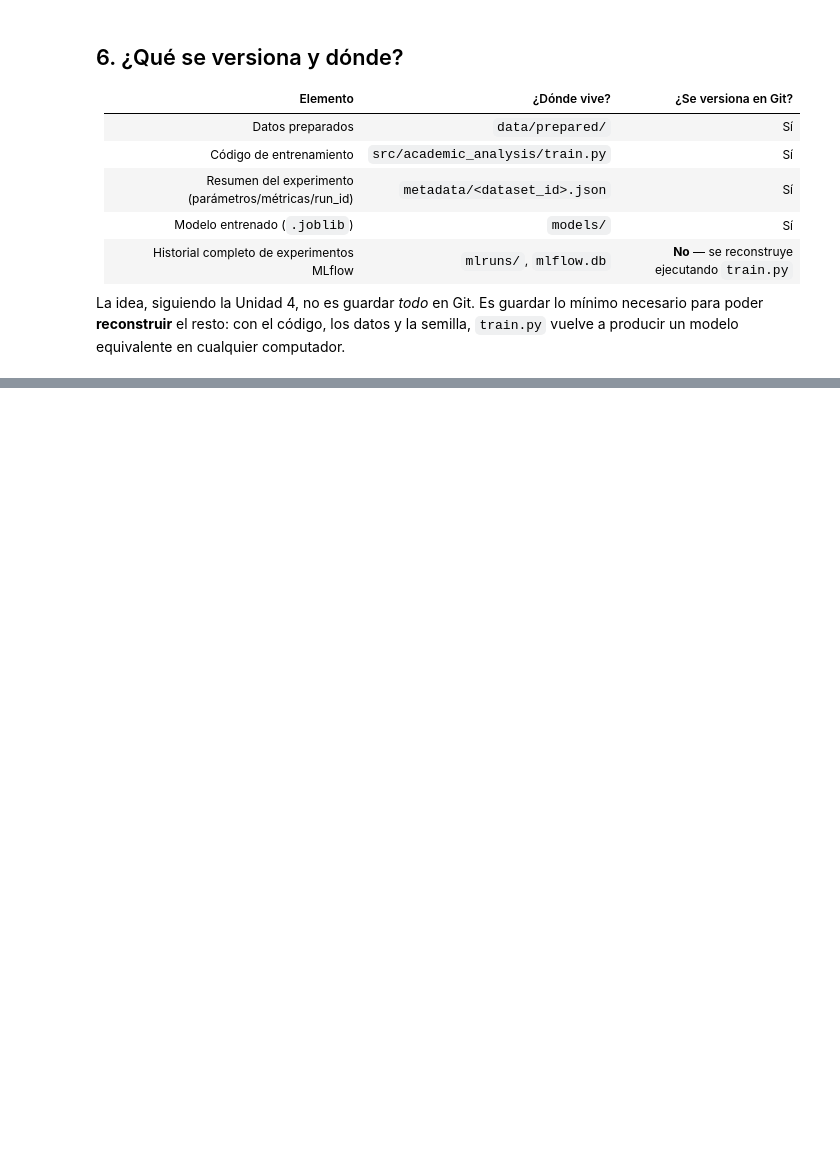
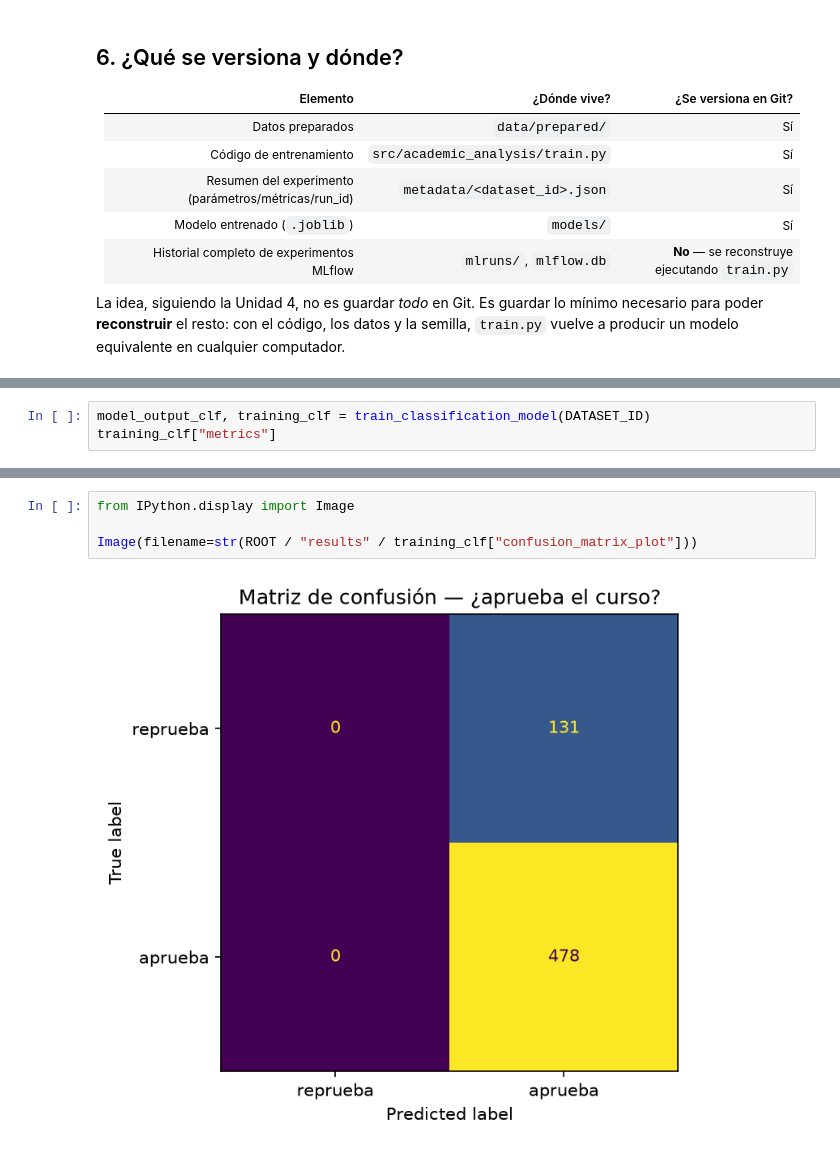
Before and after one commit to robertohincapie/analisis_datos_academicos, a Jupyter notebook: notebooks/Unidad4_lab2.ipynb, the cells around one changed output, grey strips where cells are left out. Saved outputs shown, nothing was run; the diff lists cells and outputs as text; blank space fills up the shorter version.

```diff
--- a/notebooks/Unidad4_lab2.ipynb
+++ b/notebooks/Unidad4_lab2.ipynb
@@ -192,0 +221,3 @@ se irán decidiendo etapa por etapa— son, por ejemplo:
+# %%
+model_output_clf, training_clf = train_classification_model(DATASET_ID)
+training_clf["metrics"]
@@ -192,0 +243,6 @@ se irán decidiendo etapa por etapa— son, por ejemplo:
+# %%
+from IPython.display import Image
+
+Image(filename=str(ROOT / "results" / training_clf["confusion_matrix_plot"]))
+# %% [output]
+[figure, added]
```
Also changed, not shown: parts of 11 cells of this notebook, 5 other files.
